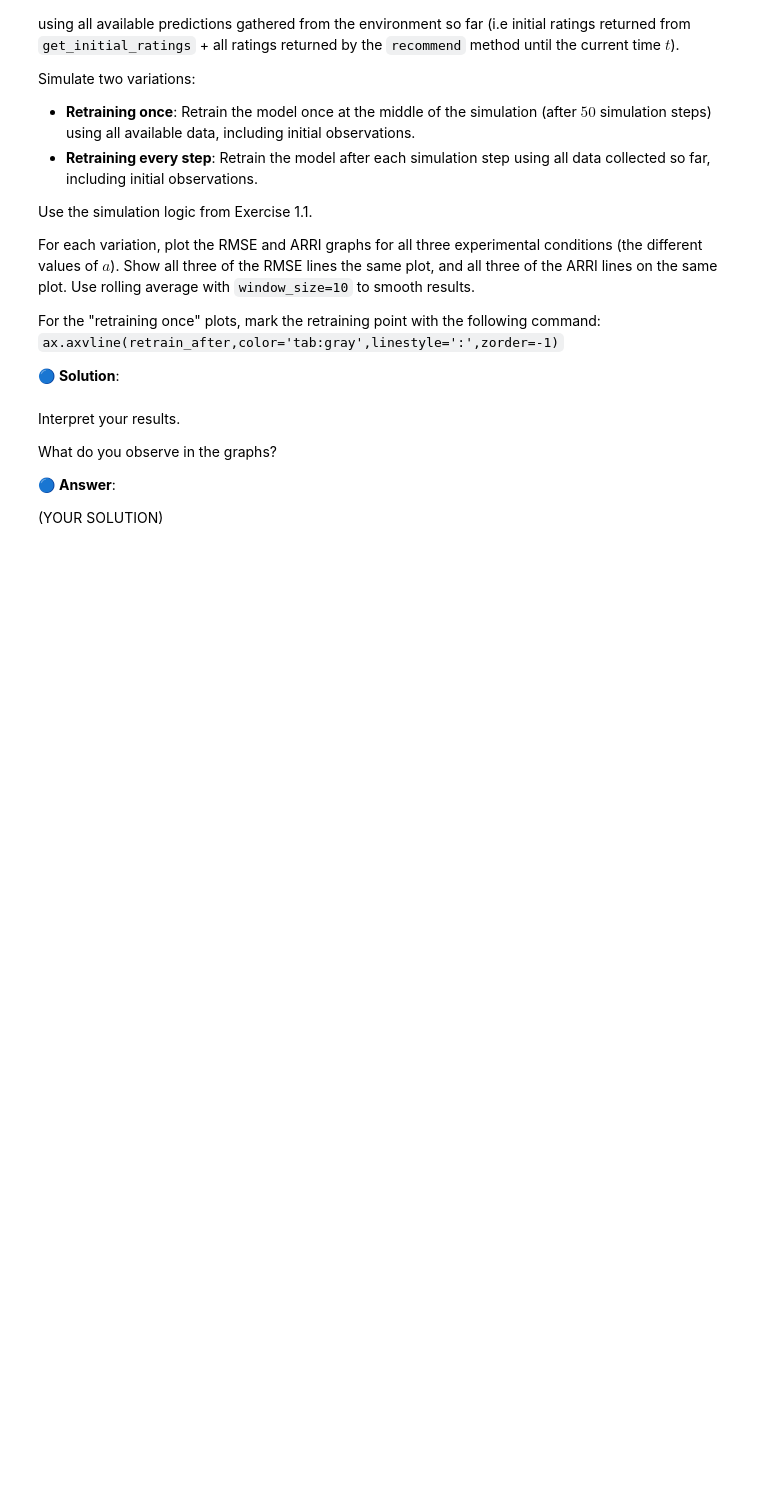
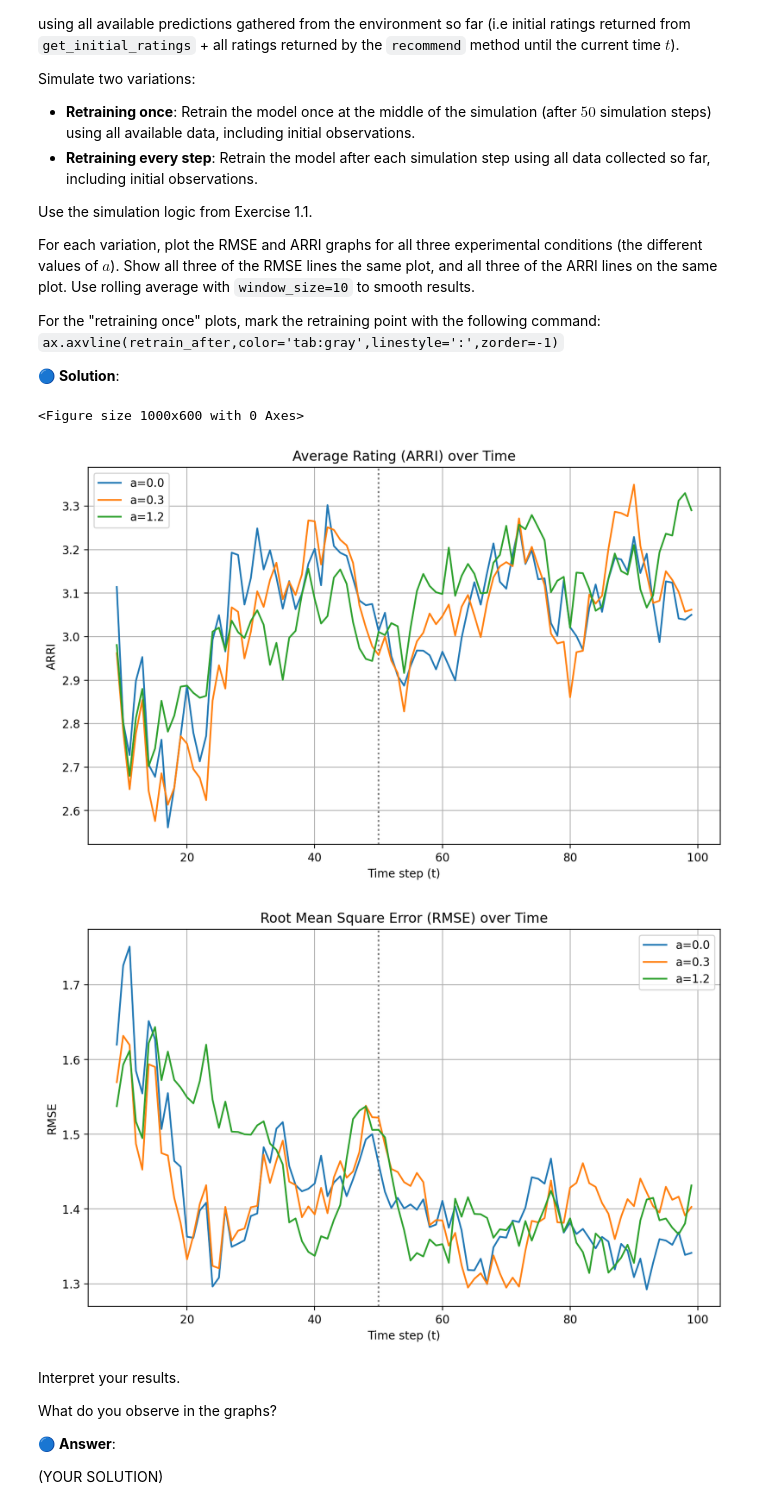
Before and after one commit to ashalem/ML_Human, a Jupyter notebook: WS4_W2024_students_3024.ipynb, the cells around one changed output. Saved outputs shown, nothing was run; the diff lists cells and outputs as text; code cells hidden in the pictures; blank space fills up the shorter version.

```diff
--- a/WS4_W2024_students_3024.ipynb
+++ b/WS4_W2024_students_3024.ipynb
@@ -546,0 +661,3 @@ retrain_after = num_steps//2
+# %%
+df_retraining_once = simulation_with_retraining(a_values, num_steps, retrain_only_once=True)
+df_retraining_every_step = simulation_with_retraining(a_values, num_steps, retrain_only_once=False)
@@ -546,0 +711,6 @@ retrain_after = num_steps//2
+# %%
+plot_metrics(df_retraining_once, should_retrain_once=True)
+# %% [output]
+<Figure size 1000x600 with 0 Axes>
+[figure, added]
+[figure, added]
```
Also changed, not shown: parts of 11 cells of this notebook.
